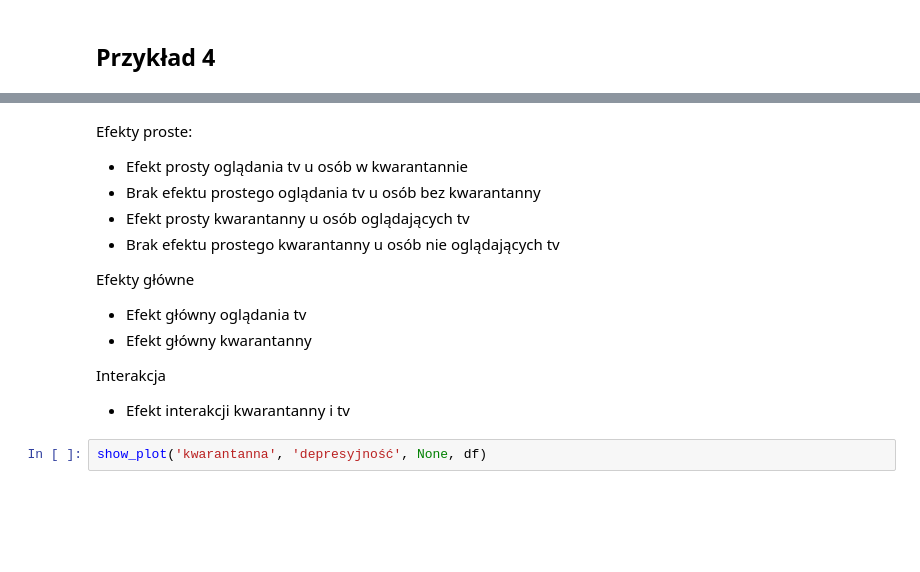
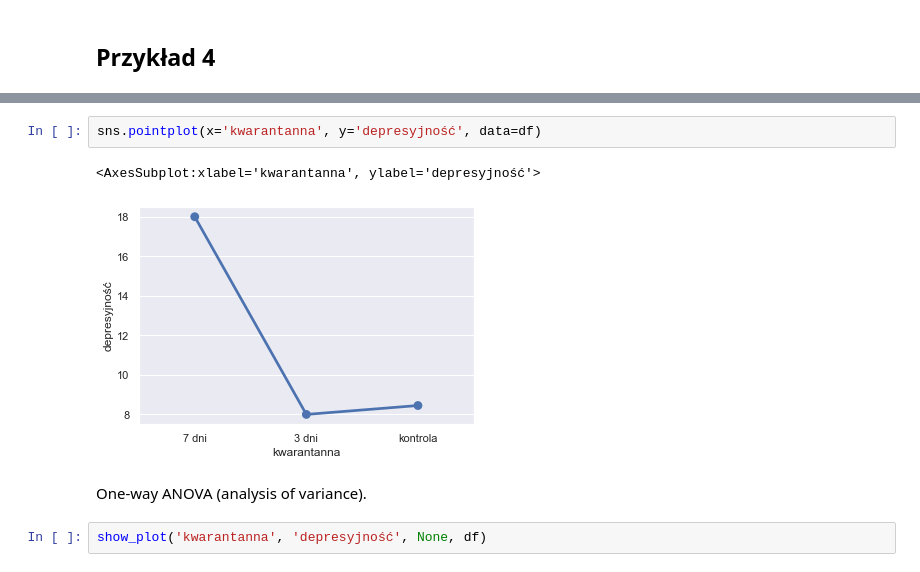
Before and after one commit to k-basinski/mbp2, a Jupyter notebook: Wykresy_proste.ipynb, the cells around one changed output, grey strips where cells are left out. Saved outputs shown, nothing was run; the diff lists cells and outputs as text; blank space fills up the shorter version.

```diff
--- a/Wykresy_proste.ipynb
+++ b/Wykresy_proste.ipynb
@@ -169,19 +169,10 @@ show_plot('kwarantanna', 'depresyjność', 'tv', df)
-# %% [markdown]
-Efekty proste:
-
-- Efekt prosty oglądania tv u osób w kwarantannie
-- Brak efektu prostego oglądania tv u osób bez kwarantanny
-- Efekt prosty kwarantanny u osób oglądających tv
-- Brak efektu prostego kwarantanny u osób nie oglądających tv
-
-Efekty główne
-
-- Efekt główny oglądania tv
-- Efekt główny kwarantanny
-
-Interakcja
-
-- Efekt interakcji kwarantanny i tv
+# %%
+sns.pointplot(x='kwarantanna', y='depresyjność', data=df)
+# %% [output]
+<AxesSubplot:xlabel='kwarantanna', ylabel='depresyjność'>
+[figure, added]
+# %% [markdown]
+One-way ANOVA (analysis of variance).
 # %%
 show_plot('kwarantanna', 'depresyjność', None, df)
 # %% [output]
```
Also changed, not shown: parts of 14 cells of this notebook.
